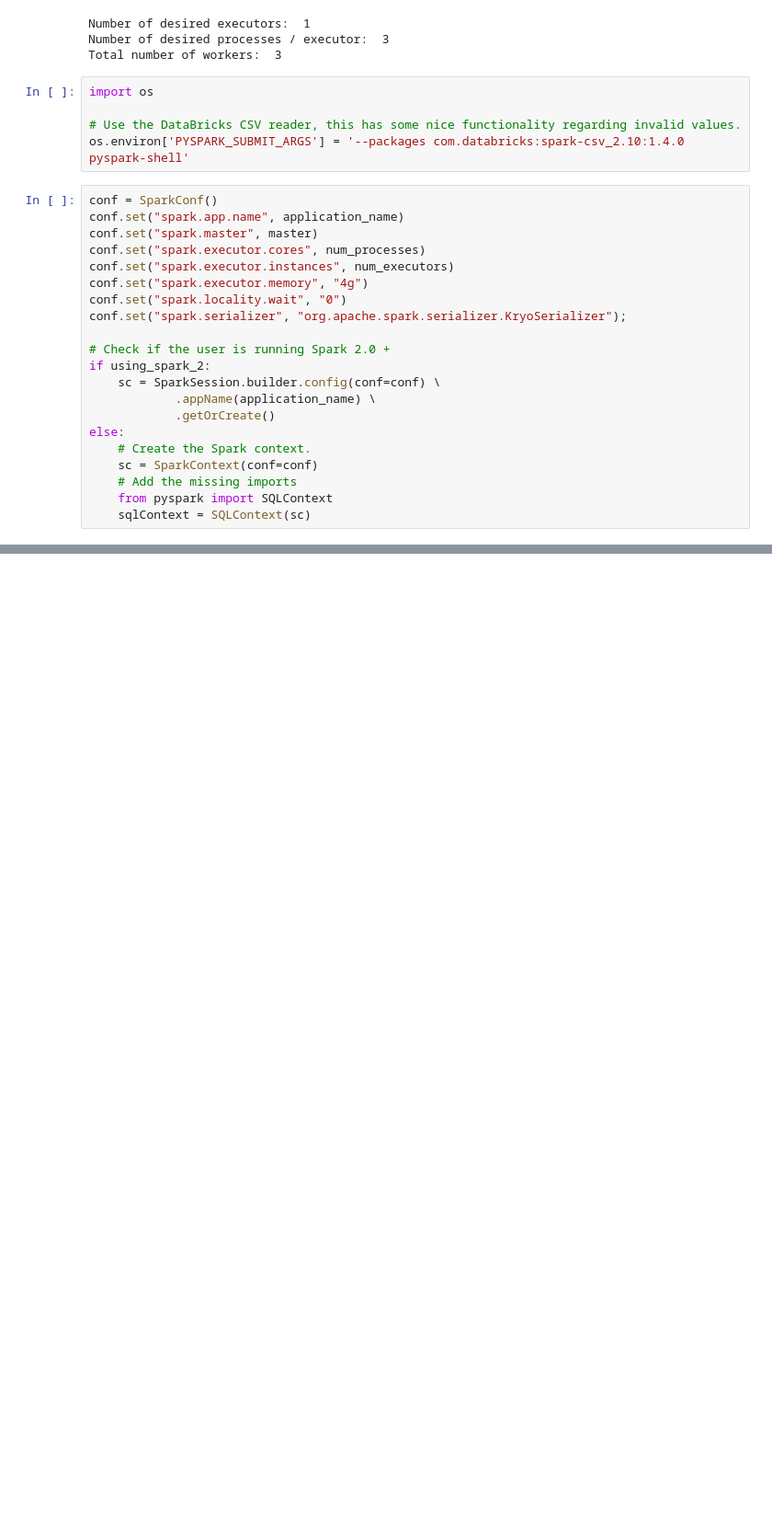
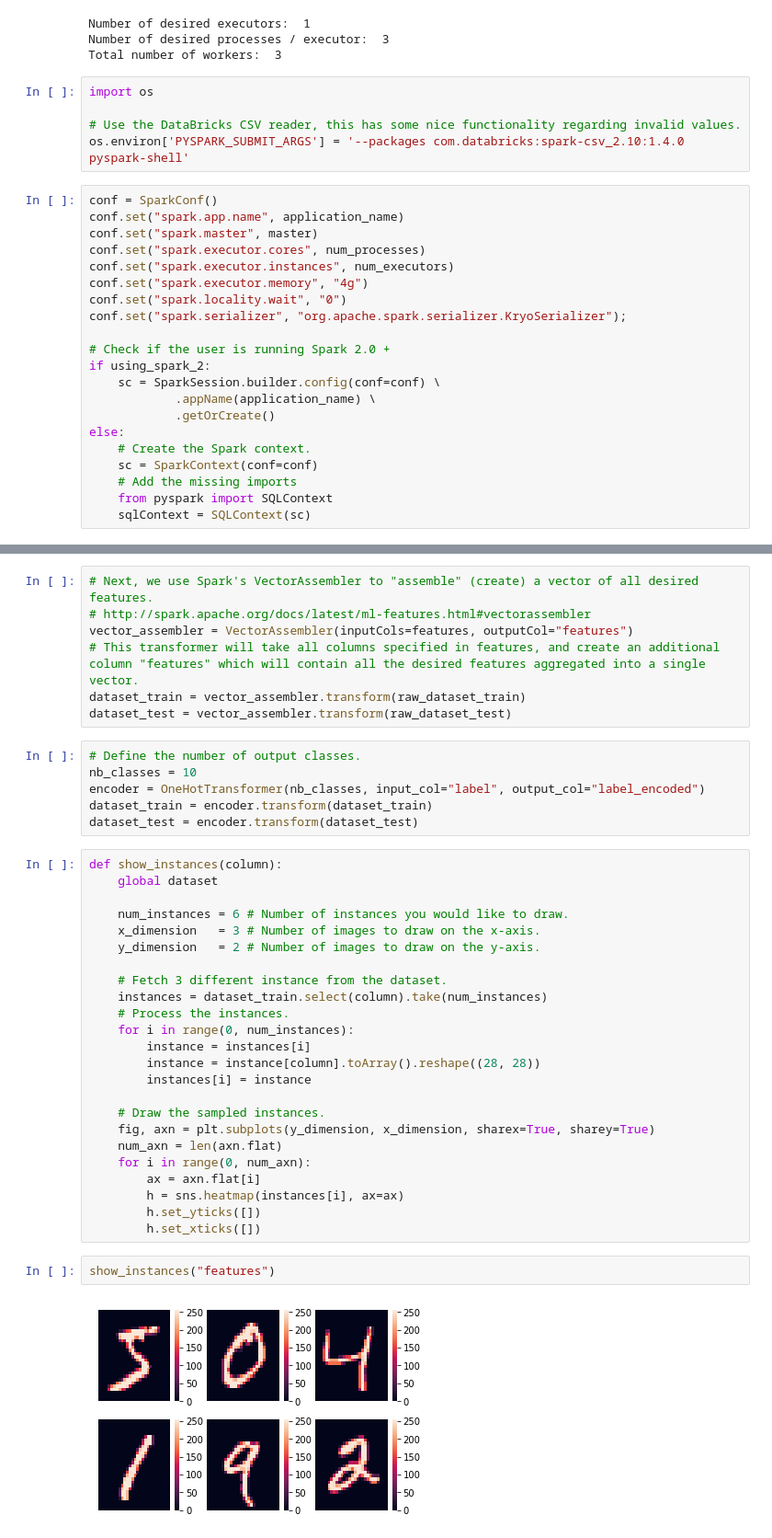
Before and after one commit to hsekia/learning-keras, a Jupyter notebook: dist-keras-example-mnist.ipynb, the cells around one changed output, grey strips where cells are left out. Shown at 92% size. Drawn from its saved outputs; the diff is of its cells as text; blank space fills up the shorter version.

```diff
--- a/dist-keras-example-mnist.ipynb
+++ b/dist-keras-example-mnist.ipynb
@@ -108,0 +131,41 @@ else:
+# %%
+# Next, we use Spark's VectorAssembler to "assemble" (create) a vector of all desired features.
+# http://spark.apache.org/docs/latest/ml-features.html#vectorassembler
+vector_assembler = VectorAssembler(inputCols=features, outputCol="features")
+# This transformer will take all columns specified in features, and create an additional column "features" which will contain all the desired features aggregated into a single vector.
+dataset_train = vector_assembler.transform(raw_dataset_train)
+dataset_test = vector_assembler.transform(raw_dataset_test)
+# %%
+# Define the number of output classes.
+nb_classes = 10
+encoder = OneHotTransformer(nb_classes, input_col="label", output_col="label_encoded")
+dataset_train = encoder.transform(dataset_train)
+dataset_test = encoder.transform(dataset_test)
+# %%
+def show_instances(column):
+    global dataset
+
+    num_instances = 6 # Number of instances you would like to draw.
+    x_dimension   = 3 # Number of images to draw on the x-axis.
+    y_dimension   = 2 # Number of images to draw on the y-axis.
+
+    # Fetch 3 different instance from the dataset.
+    instances = dataset_train.select(column).take(num_instances)
+    # Process the instances.
+    for i in range(0, num_instances):
+        instance = instances[i]
+        instance = instance[column].toArray().reshape((28, 28))
+        instances[i] = instance
+
+    # Draw the sampled instances.
+    fig, axn = plt.subplots(y_dimension, x_dimension, sharex=True, sharey=True)
+    num_axn = len(axn.flat)
+    for i in range(0, num_axn):
+        ax = axn.flat[i]
+        h = sns.heatmap(instances[i], ax=ax)
+        h.set_yticks([])
+        h.set_xticks([])
+# %%
+show_instances("features")
+# %% [output]
+[figure, added]
```
Also changed, not shown: parts of 36 cells of this notebook.
